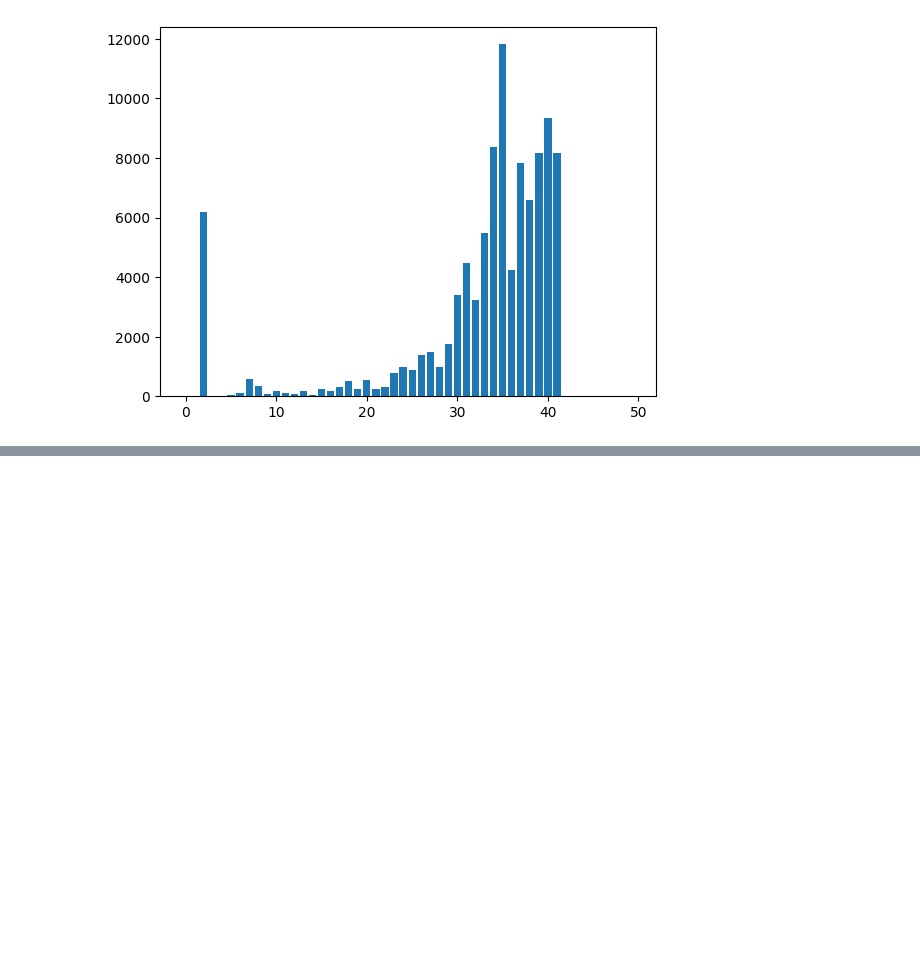
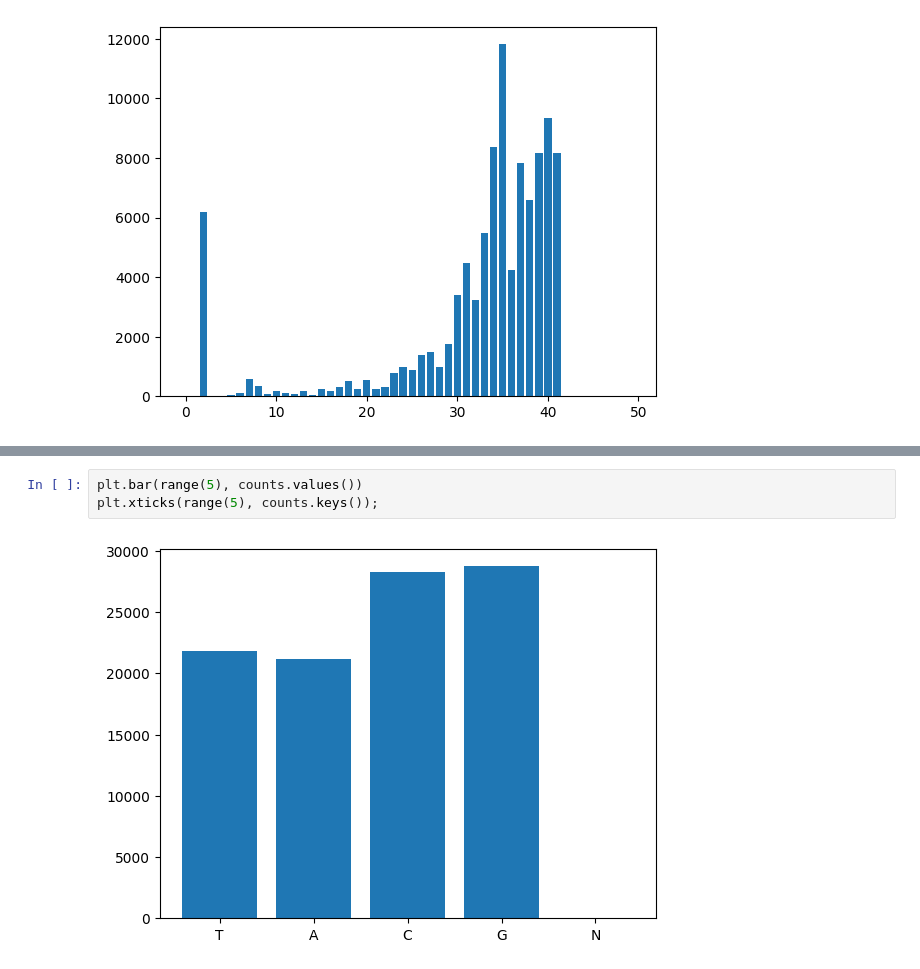
Before and after one commit to damiansp/completePython, a Jupyter notebook: genomics/2_algos_for_dna_sequencing/1_sequencing_reads.ipynb, the cells around one changed output, grey strips where cells are left out. Saved outputs shown, nothing was run; the diff lists cells and outputs as text; blank space fills up the shorter version.

```diff
--- a/genomics/2_algos_for_dna_sequencing/1_sequencing_reads.ipynb
+++ b/genomics/2_algos_for_dna_sequencing/1_sequencing_reads.ipynb
@@ -58,0 +89,5 @@ plt.bar(range(50), hist);
+# %%
+plt.bar(range(5), counts.values())
+plt.xticks(range(5), counts.keys());
+# %% [output]
+[figure, added]
```
Also changed, not shown: parts of 5 cells of this notebook.
